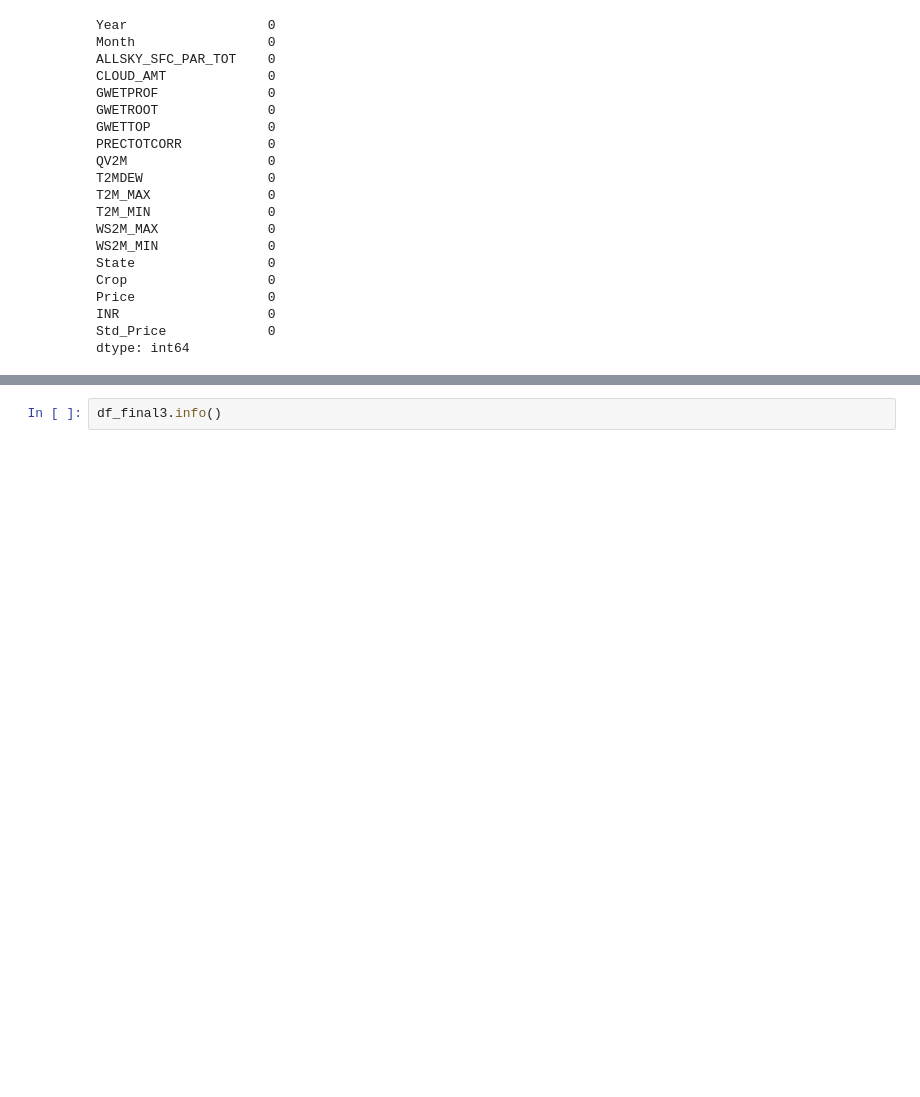
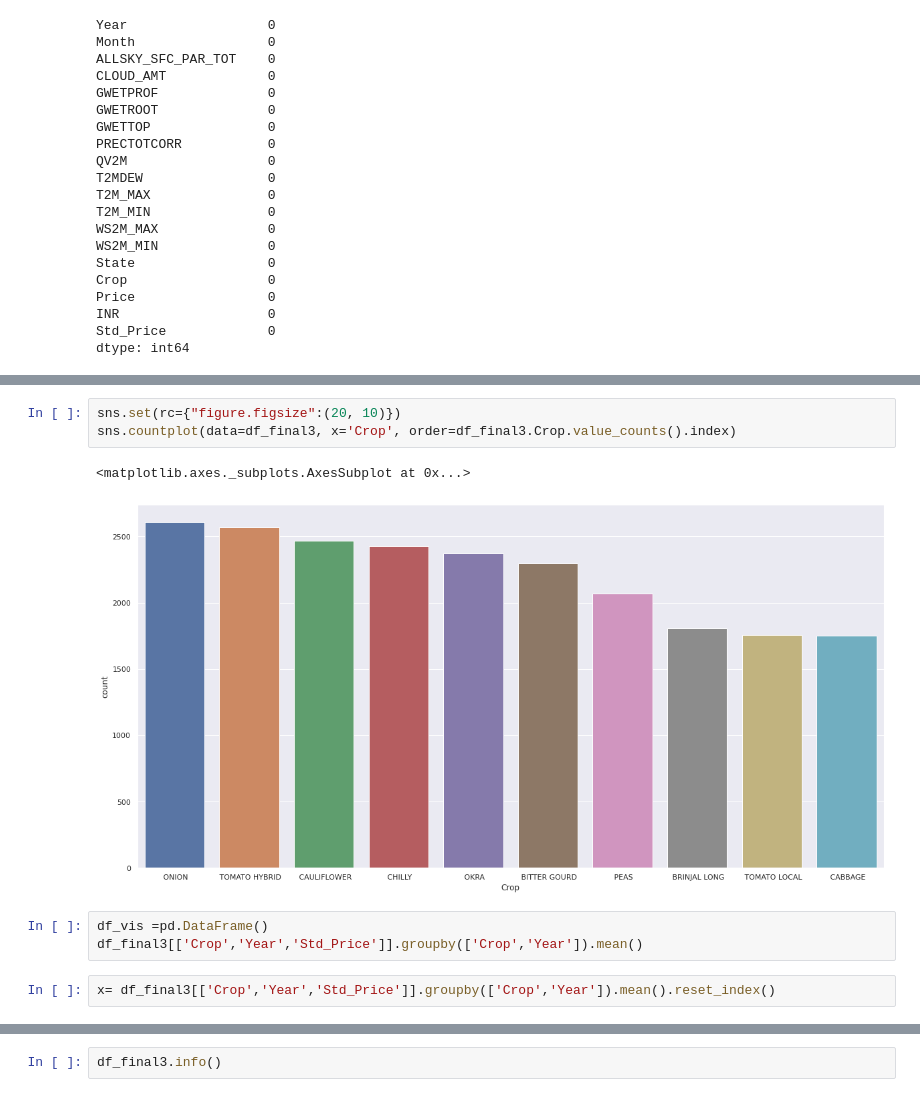
Before and after one commit to gkakani1/Exploratory_Data_Analysis, a Jupyter notebook: Code/EDA/final_Datasets_EDA/final_Combined_Dataset.ipynb, the cells around one changed output, grey strips where cells are left out. Drawn from its saved outputs; the diff is of its cells as text; blank space fills up the shorter version.

```diff
--- a/Code/EDA/final_Datasets_EDA/final_Combined_Dataset.ipynb
+++ b/Code/EDA/final_Datasets_EDA/final_Combined_Dataset.ipynb
@@ -1081,3 +1081,14 @@ df_final3.describe()
 | 50% | 2016.000000 | 93.650000 | 40.260000 | 0.600000 | 0.590000 | 0.480000 | 0.730000 | 9.830000 | 12.490000 | ... |
 | 75% | 2018.000000 | 109.470000 | 65.960000 | 0.660000 | 0.670000 | 0.670000 | 3.150000 | 15.930000 | 20.560000 | ... |
 | max | 2020.000000 | 141.410000 | 95.810000 | 0.960000 | 0.980000 | 0.950000 | 9.840000 | 21.850000 | 26.480000 | ... |
+# %%
+sns.set(rc={"figure.figsize":(20, 10)})
+sns.countplot(data=df_final3, x='Crop', order=df_final3.Crop.value_counts().index)
+# %% [output]
+<matplotlib.axes._subplots.AxesSubplot at 0x...>
+[figure, added]
+# %%
+df_vis =pd.DataFrame()
+df_final3[['Crop','Year','Std_Price']].groupby(['Crop','Year']).mean()
+# %%
+x= df_final3[['Crop','Year','Std_Price']].groupby(['Crop','Year']).mean().reset_index()
```
Also changed, not shown: parts of 2 cells of this notebook.
